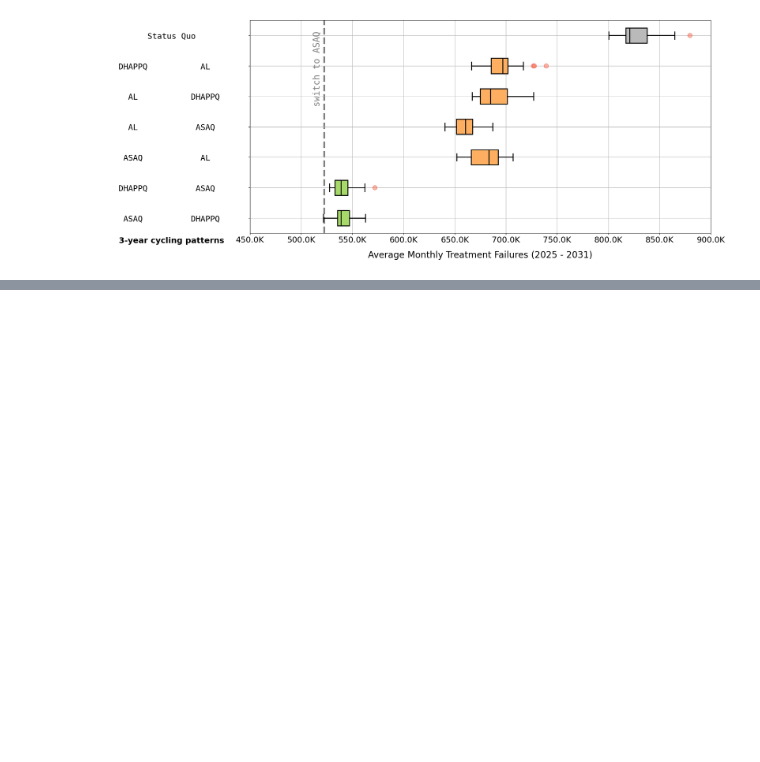
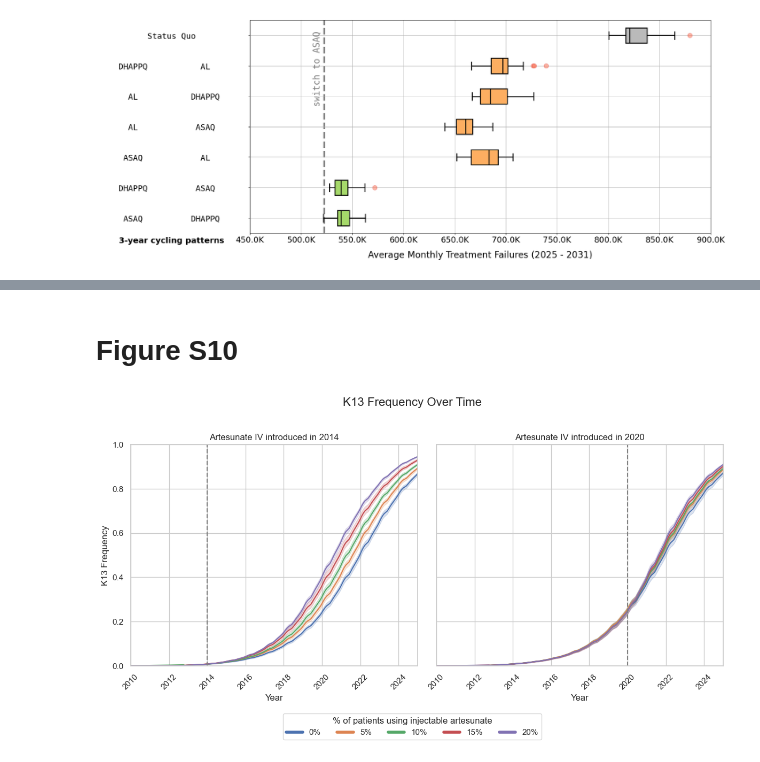
Before and after one commit to bonilab/Uganda-phase-1, a Jupyter notebook: Analysis/supp_figures.ipynb, the cells around one changed output, grey strips where cells are left out. Cells and saved outputs as stored; diff of their text form; code cells hidden in the pictures; blank space fills up the shorter version.

Commit message:
update figures to the revisions

```diff
--- a/Analysis/supp_figures.ipynb
+++ b/Analysis/supp_figures.ipynb
@@ -351,0 +830,69 @@ plt.show()
+# %% [markdown]
+# Figure S10
+# %%
+import pandas as pd
+import matplotlib.pyplot as plt
+import seaborn as sns
+
+sns.reset_defaults()
+sns.set_theme(style="whitegrid")
+
+df_all = pd.read_csv("./data/figS10_data.csv", parse_dates=["date"])
+
+fig, axes = plt.subplots(1, 2, figsize=(12, 6), sharex=True, sharey="row")
+ax1, ax2 = axes[0], axes[1]
+
+fig.suptitle("K13 Frequency Over Time", fontsize=16)
+
+# top-left: 2014 linear
+df_2014 = df_all[df_all["scenario"].str.contains("2014")]
+sns.lineplot(data=df_2014, x="date", y="k13_frequency", hue="scenario", ax=ax1, legend=False)
+ax1.set_title("Artesunate IV introduced in 2014")
+ax1.set_xlabel("Year")
+ax1.set_ylabel("K13 Frequency")
+ax1.set_ylim(0,1)
+
+# top-right: 2020 linear (keep legend to build global legend)
+df_2020 = df_all[df_all["scenario"].str.contains("2020")]
+sns.lineplot(data=df_2020, x="date", y="k13_frequency", hue="scenario", ax=ax2)
+ax2.set_title("Artesunate IV introduced in 2020")
+ax2.set_xlabel("Year")
+ax2.set_ylabel("K13 Frequency")
+
+def _scenario_label(s):
+    try:
+        val = float(s.split('-')[-1])
+        return f"{int(val * 100)}%"
+    except Exception:
+        return s
+
+# build a single legend from the top-right axis
+handles, labels = ax2.get_legend_handles_labels()
+if labels:
+    new_labels = [_scenario_label(l) for l in labels]
+    if ax2.get_legend() is not None:
+        ax2.get_legend().remove()
+    for h in handles:
+        h.set_linewidth(4)
+    fig.legend(handles, new_labels,
+               title="% of patients using injectable artesunate",
+               loc='lower center', ncol=len(new_labels),
+               bbox_to_anchor=(0.5, -0.1), bbox_transform=fig.transFigure)
+
+# vertical lines and x-limits for all axes
+for ax, year in zip([ax1], ["2014-01-01"]):
+    ax.axvline(pd.to_datetime(year), color='gray', linestyle='--')
+for ax, year in zip([ax2], ["2020-01-01"]):
+    ax.axvline(pd.to_datetime(year), color='gray', linestyle='--')
+
+for ax in axes.ravel():
+    ax.set_xlim(pd.to_datetime("2010-01-01"), pd.to_datetime("2025-1-1"))
+    ax.tick_params(axis='x', rotation=45)
+
+plt.tight_layout(rect=[0, 0, 1, 0.96])
+plt.show()
+
+# save figure
+fig.savefig("figure_S10.png", bbox_inches='tight', dpi=300)
+# %% [output]
+[figure, added]
```
Also changed, not shown: parts of 6 cells of this notebook, 59 other files.
